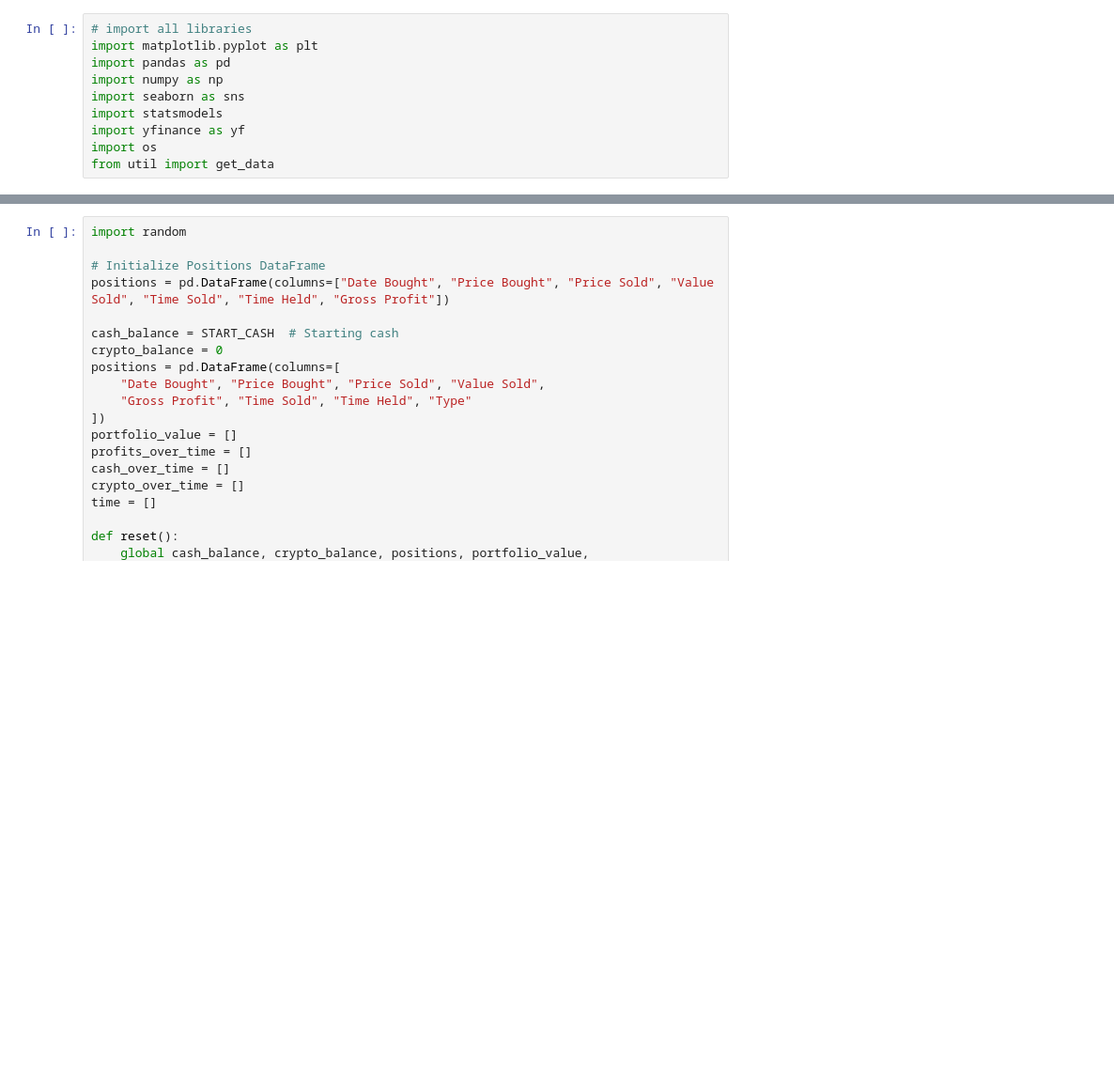
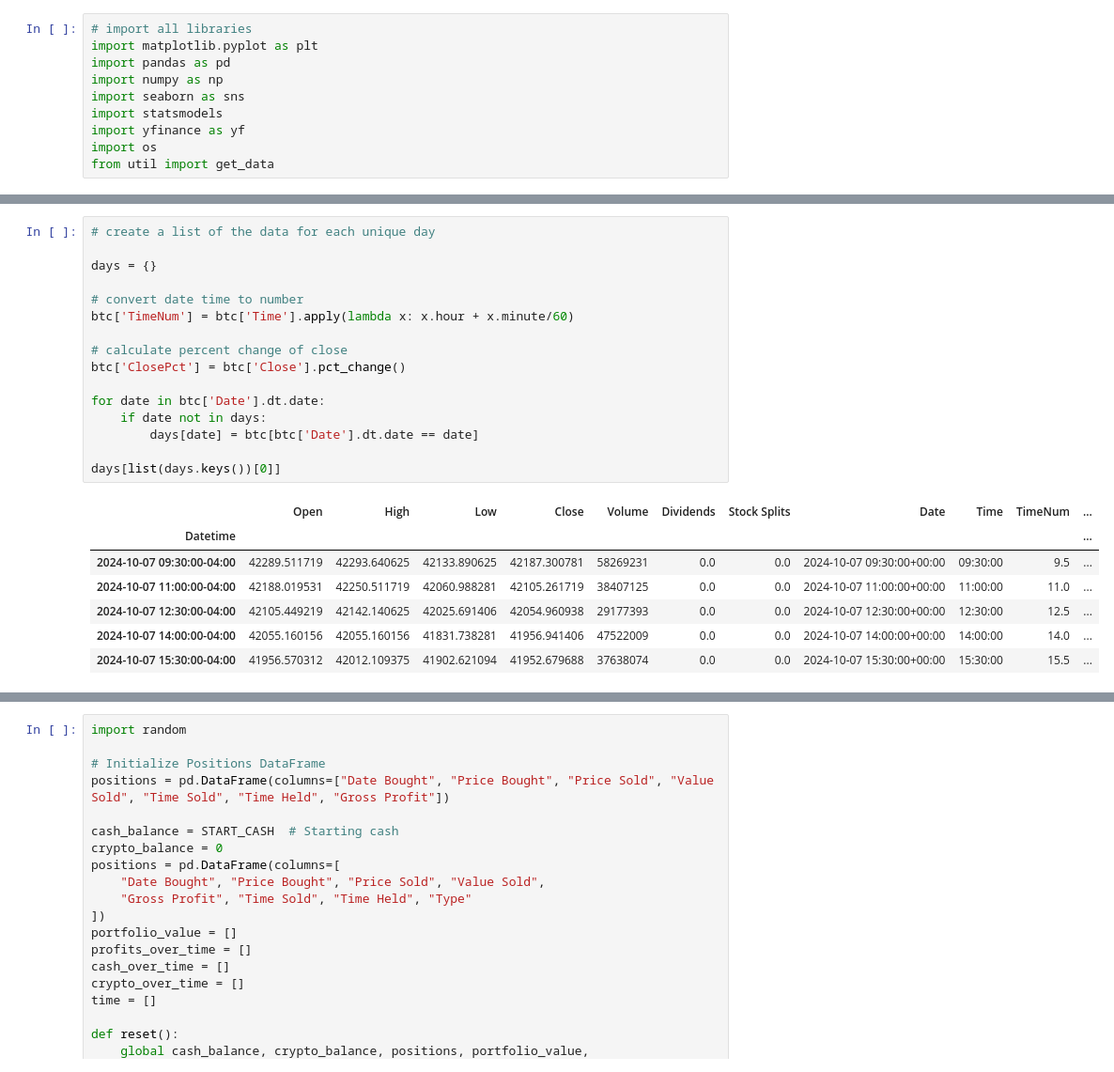
Before and after one commit to AkeBoss-tech/CoolCryptoCode, a Jupyter notebook: crypto-trail.ipynb, the cells around one changed output, grey strips where cells are left out. Shown at 94% size. Saved outputs shown, nothing was run; the diff lists cells and outputs as text; blank space fills up the shorter version.

```diff
--- a/crypto-trail.ipynb
+++ b/crypto-trail.ipynb
@@ -48,0 +75,24 @@ DAYS = 3
+# %%
+# create a list of the data for each unique day
+
+days = {}
+
+# convert date time to number
+btc['TimeNum'] = btc['Time'].apply(lambda x: x.hour + x.minute/60)
+
+# calculate percent change of close
+btc['ClosePct'] = btc['Close'].pct_change()
+
+for date in btc['Date'].dt.date:
+    if date not in days:
+        days[date] = btc[btc['Date'].dt.date == date]
+
+days[list(days.keys())[0]]
+# %% [output]
+|  | Open | High | Low | Close | Volume | Dividends | Stock Splits | Date | Time | TimeNum | ... |
+| Datetime |  |  |  |  |  |  |  |  |  |  | ... |
+| 2024-10-07 09:30:00-04:00 | 42289.511719 | 42293.640625 | 42133.890625 | 42187.300781 | 58269231 | 0.0 | 0.0 | 2024-10-07 09:30:00+00:00 | 09:30:00 | 9.5 | ... |
+| 2024-10-07 11:00:00-04:00 | 42188.019531 | 42250.511719 | 42060.988281 | 42105.261719 | 38407125 | 0.0 | 0.0 | 2024-10-07 11:00:00+00:00 | 11:00:00 | 11.0 | ... |
+| 2024-10-07 12:30:00-04:00 | 42105.449219 | 42142.140625 | 42025.691406 | 42054.960938 | 29177393 | 0.0 | 0.0 | 2024-10-07 12:30:00+00:00 | 12:30:00 | 12.5 | ... |
+| 2024-10-07 14:00:00-04:00 | 42055.160156 | 42055.160156 | 41831.738281 | 41956.941406 | 47522009 | 0.0 | 0.0 | 2024-10-07 14:00:00+00:00 | 14:00:00 | 14.0 | ... |
+| 2024-10-07 15:30:00-04:00 | 41956.570312 | 42012.109375 | 41902.621094 | 41952.679688 | 37638074 | 0.0 | 0.0 | 2024-10-07 15:30:00+00:00 | 15:30:00 | 15.5 | ... |
```
Also changed, not shown: parts of 4 cells of this notebook, 4 other files.
